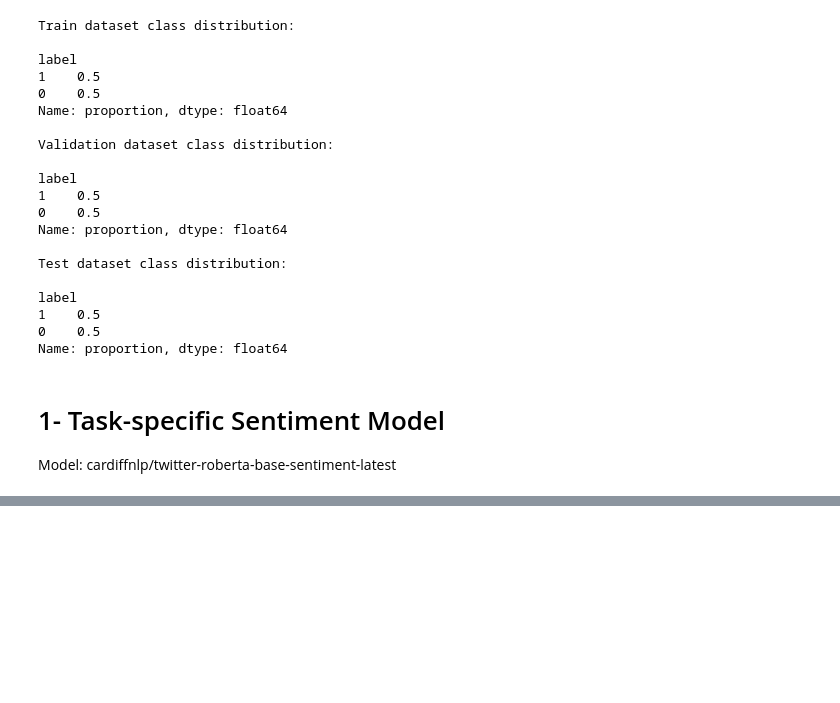
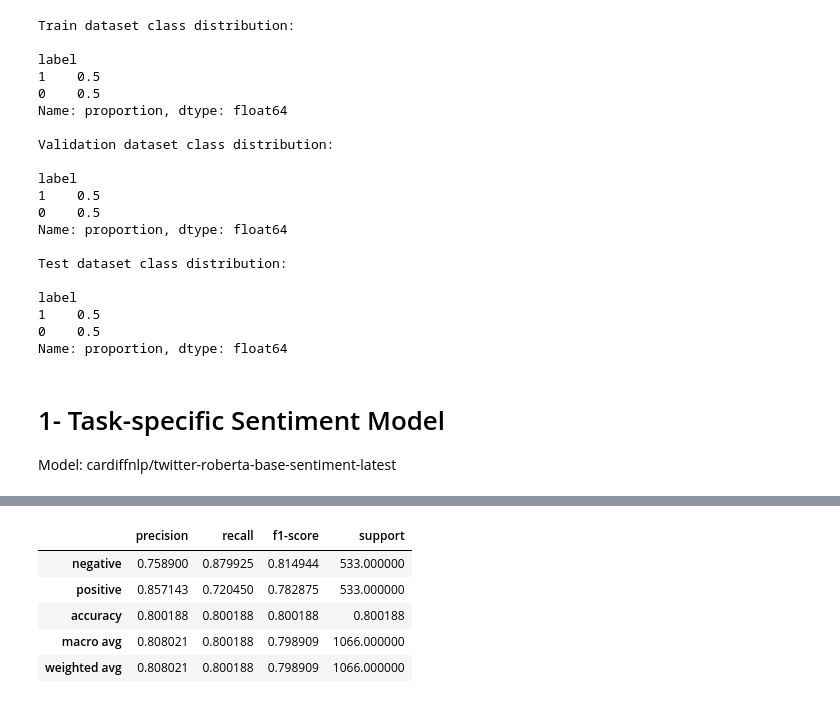
Before and after one commit to Alireza-Mirzadeh/llm-text-classification-benchmark, a Jupyter notebook: notebooks/03_transformer_models.ipynb, the cells around one changed output, grey strips where cells are left out. Saved outputs shown, nothing was run; the diff lists cells and outputs as text; code cells hidden in the pictures; blank space fills up the shorter version.

```diff
--- a/notebooks/03_transformer_models.ipynb
+++ b/notebooks/03_transformer_models.ipynb
@@ -100,0 +195,12 @@ cardiffnlp/twitter-roberta-base-sentiment-latest
+# %%
+# Create a DataFrame from the classification report for better visualization
+report_df_sentiment_model = pd.DataFrame(report).transpose()
+
+report_df_sentiment_model
+# %% [output]
+|  | precision | recall | f1-score | support |
+| negative | 0.758900 | 0.879925 | 0.814944 | 533.000000 |
+| positive | 0.857143 | 0.720450 | 0.782875 | 533.000000 |
+| accuracy | 0.800188 | 0.800188 | 0.800188 | 0.800188 |
+| macro avg | 0.808021 | 0.800188 | 0.798909 | 1066.000000 |
+| weighted avg | 0.808021 | 0.800188 | 0.798909 | 1066.000000 |
```
Also changed, not shown: parts of 8 cells of this notebook, 1 other file.
